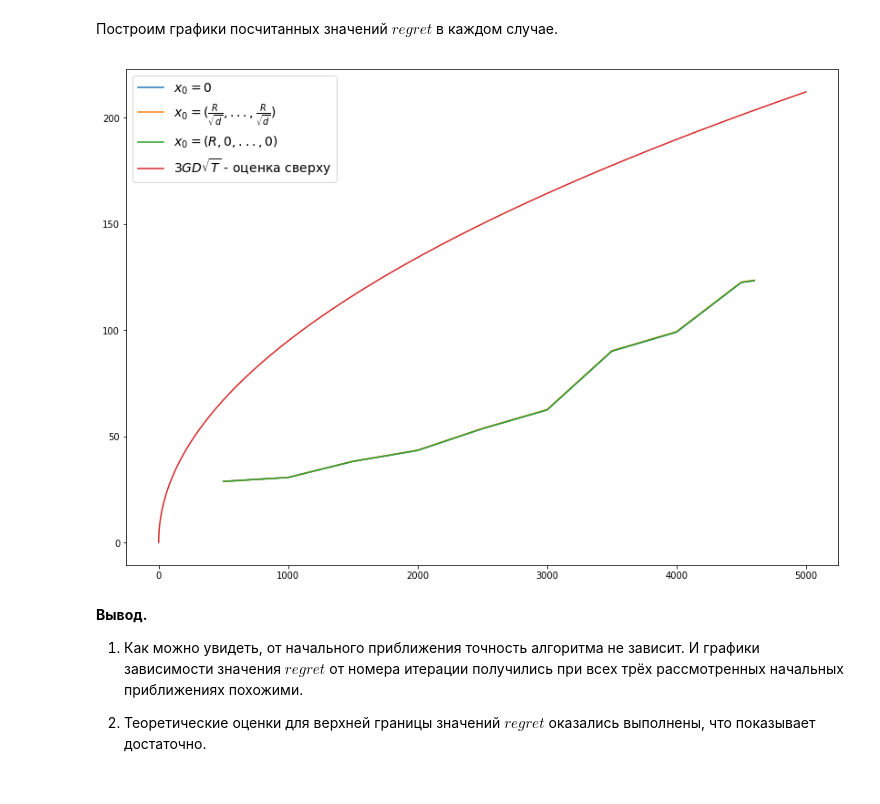
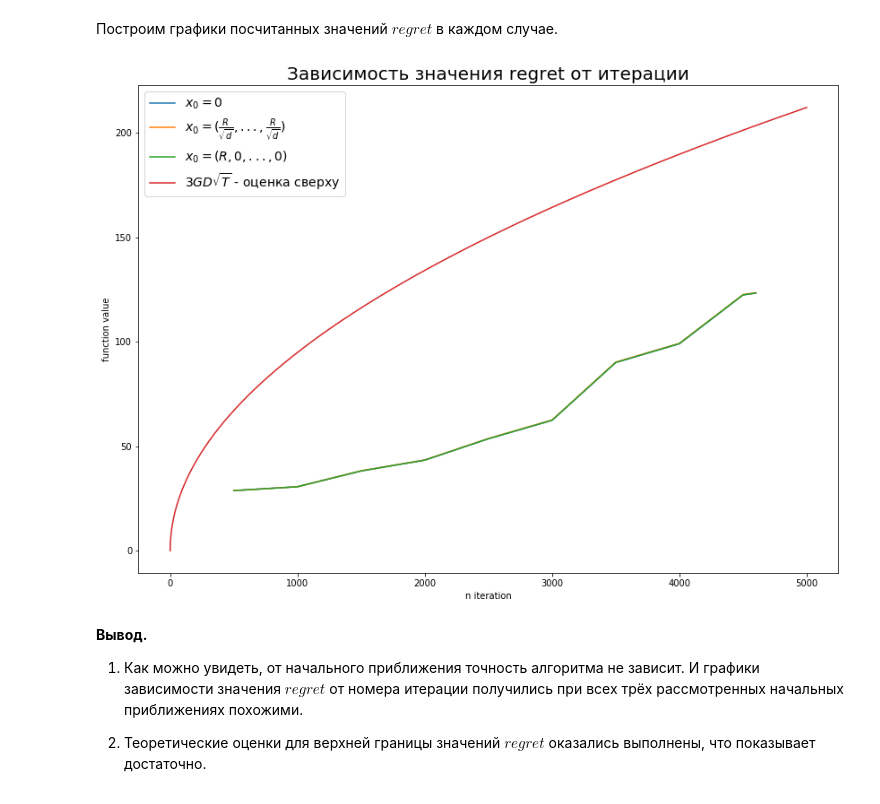
Before and after one commit to MikeLepekhin/Online-Convex-Optimisation, a Jupyter notebook: project.ipynb, the cells around one changed output. Cells and saved outputs as stored; diff of their text form; code cells hidden in the pictures.

```diff
--- a/project.ipynb
+++ b/project.ipynb
@@ -92,14 +92,14 @@ def calc_opt_value(x_list, y_list):
 def calc_regret(cur_sum, x_list, y_list):
     return cur_sum - calc_opt_value(x_list, y_list)
 
-def online_gradient_descent(x0, T, regrets=None):
+def online_gradient_descent(x0, T, regrets=None, param_G=G, param_D=D):
     x = x0
     t = 1
     cur_sum = 0
     x_list = []
 
     while t <= T:
-        alpha = D / (G * float(t)**0.5)
+        alpha = param_D / (param_G * float(t)**0.5)
         new_x = proection(x - alpha * grad(x, X[t - 1]))
 
         x = new_x
@@ -144,23 +144,23 @@ regret_matr.append(try_online_gd(np.hstack(([R], np.zeros(d - 1)))))
 # %%
 def plot_gd_regrets(regrets, labels=['$x_0=0$',
                                   '$x_0=(\\frac{R}{\\sqrt{d}}, ..., \\frac{R}{\\sqrt{d}})$',
                                   '$x_0=(R, 0, ..., 0)$']):
     plt.figure(figsize=(14, 10))
     for (regret, label) in zip(regrets, labels):
         plt.plot(regret[0], regret[1], label=label)
 
     grid = np.linspace(0, 5000, 100000)
     plt.plot(grid, 3.0*D*G*(grid**0.5), label=u'$3GD\\sqrt{T}$ - оценка сверху')
 
     plt.legend(fontsize=14)
     plt.title(u'Зависимость значения regret от итерации', fontsize=20)
-    plt.xlabel(u'n iteration')
-    plt.ylabel('value')
+    plt.xlabel('n iteration')
+    plt.ylabel('function value')
     plt.show()
 
 plot_gd_regrets(np.array(regret_matr))
 # %% [output]
-[figure, old version]
+[figure, new version]
 # %% [markdown]
 **Вывод.**
 
```
Also changed, not shown: parts of 3 cells of this notebook.
